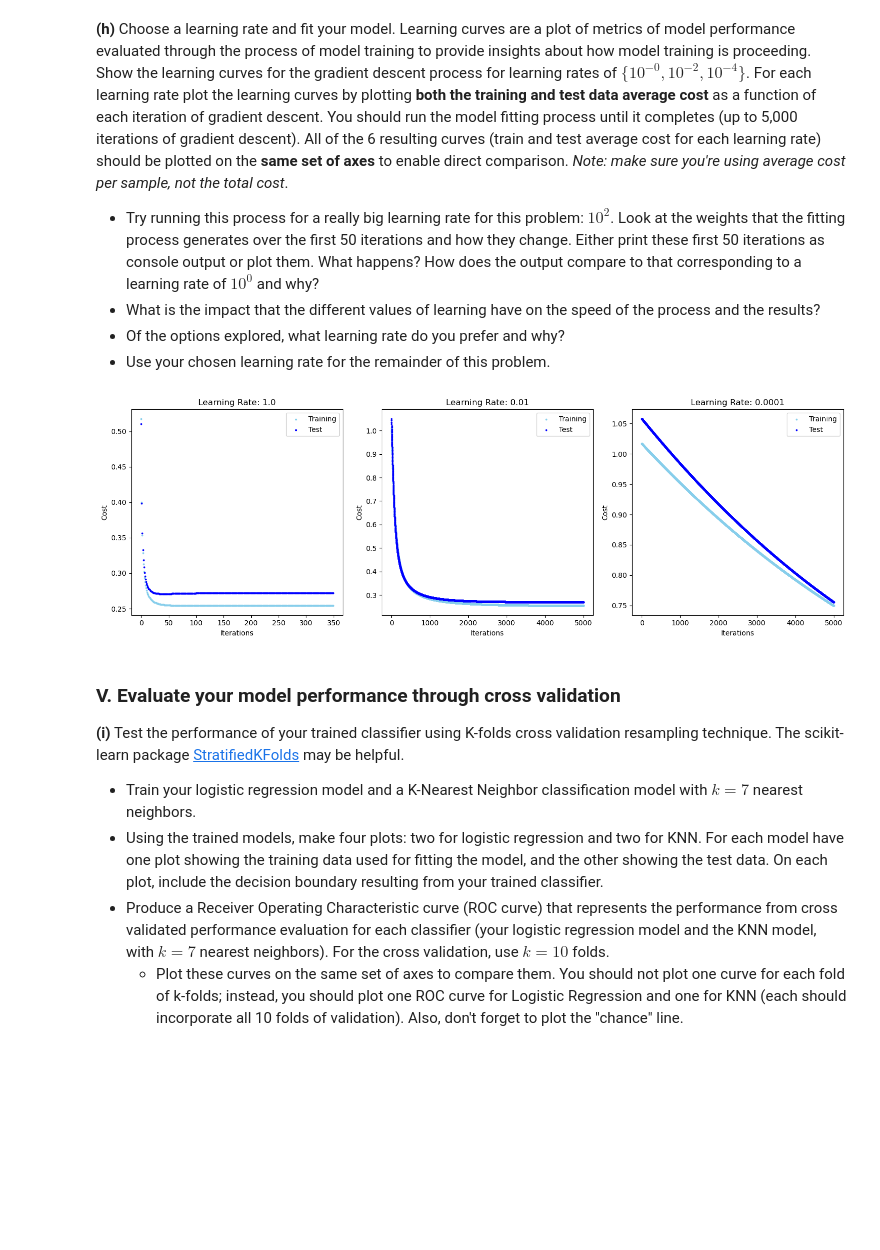
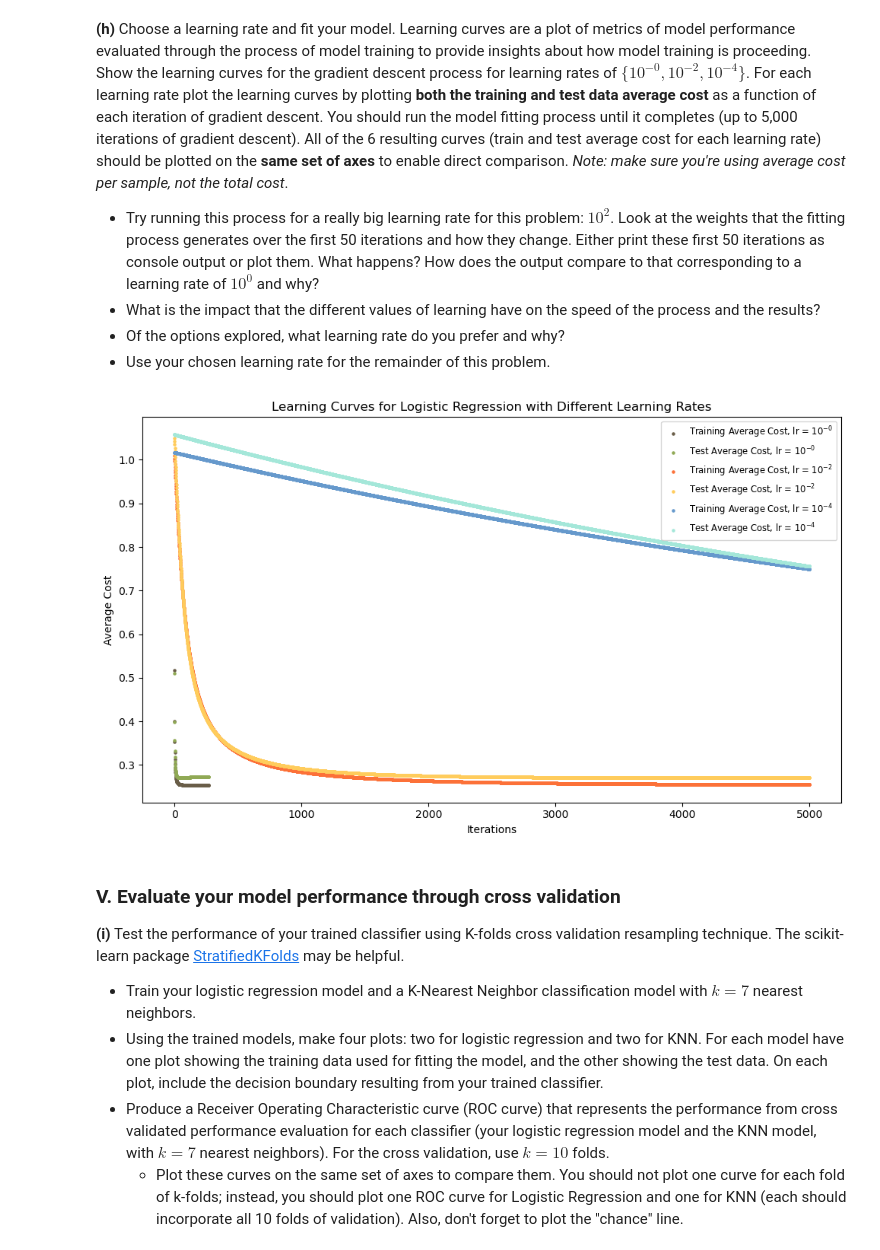
Before and after one commit to BarbaraPFloresRios/IDS705_PrinciplesOfMachineLearning, a Jupyter notebook: Assignment_3_SupervisedLearning_ModelTrainingAndEvaluation/Assignment_3.ipynb, the cells around one changed output. Drawn from its saved outputs; the diff is of its cells as text; code cells hidden in the pictures; blank space fills up the shorter version.

```diff
--- a/Assignment_3_SupervisedLearning_ModelTrainingAndEvaluation/Assignment_3.ipynb
+++ b/Assignment_3_SupervisedLearning_ModelTrainingAndEvaluation/Assignment_3.ipynb
@@ -346,7 +346,8 @@ class Logistic_regression:
         # returns the average cross entropy cost
         y_hat = self.sigmoid(X, w)
         N = y.shape[1]
-        cost = -(1 / N) * np.sum(y * np.log(y_hat) + (1 - y) * np.log(1 - y_hat))
+        cost = -(1 / N) * np.sum(y * np.log(y_hat) +
+                                 (1 - y) * np.log(1 - y_hat))
         return cost
 
     # Update the weights in an iteration of gradient descent
@@ -432,25 +430,39 @@ for lr in learning_rates:
     )
     lc_train.append(model.learning_curve(X_train, y_train))
     lc_test.append(model.learning_curve(X_test, y_test))
-# %%
-plt.figure(figsize=(15, 5))
-
-
-for i in range(len(learning_rates)):
-    plt.subplot(1, len(learning_rates), i + 1)
-    plt.scatter(
-        range(len(lc_train[i])), lc_train[i], color="skyblue", label="Training", s=3
-    )
-    plt.scatter(range(len(lc_test[i])), lc_test[i], color="blue", label="Test", s=3)
-    plt.xlabel("Iterations")
-    plt.ylabel("Cost")
-    plt.title(f"Learning Rate: {learning_rates[i]}")
-    plt.legend()
-
-plt.tight_layout()
-plt.show()
-# %% [output]
-[figure, removed]
+# %%
+colors = ["#695d48", "#fc7138", "#6699cc", "#90a955", "#ffcc5c", "#a4e7d9"]
+learning_rates = ["$10^{-0}$", "$10^{-2}$", "$10^{-4}$"]
+
+plt.figure(figsize=(10, 6))
+
+for i, (train_costs, test_costs) in enumerate(zip(lc_train, lc_test)):
+    # Train Data
+    plt.scatter(
+        range(len(train_costs)),
+        train_costs,
+        color=colors[i],
+        label=f"Training Average Cost, lr = {learning_rates[i]}",
+        s=5,
+    )
+    # Test Data
+    plt.scatter(
+        range(len(test_costs)),
+        test_costs,
+        color=colors[i + 3],
+        label=f"Test Average Cost, lr = {learning_rates[i]}",
+        s=5,
+    )
+
+plt.xlabel("Iterations")
+plt.ylabel("Average Cost")
+plt.title("Learning Curves for Logistic Regression with Different Learning Rates")
+plt.legend(loc="upper right", fontsize="small")
+
+plt.tight_layout()
+plt.show()
+# %% [output]
+[figure, added]
 # %% [markdown]
 ### V. Evaluate your model performance through cross validation
 
```
Also changed, not shown: parts of 1 cell of this notebook.
